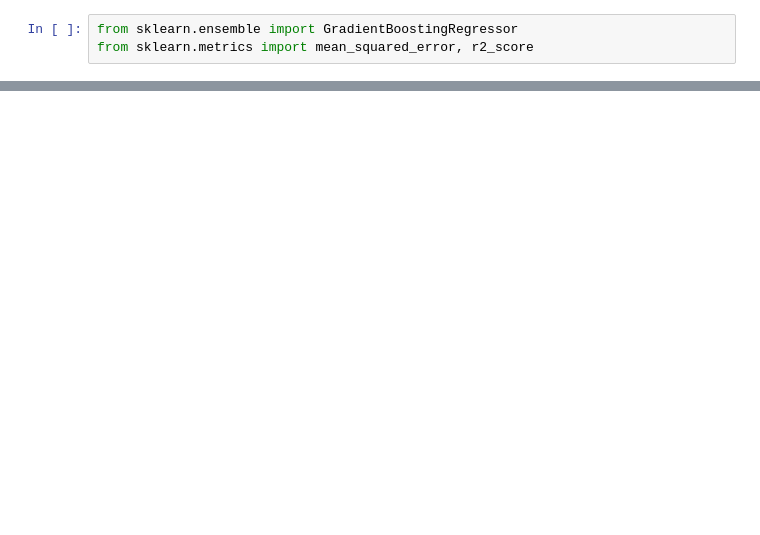
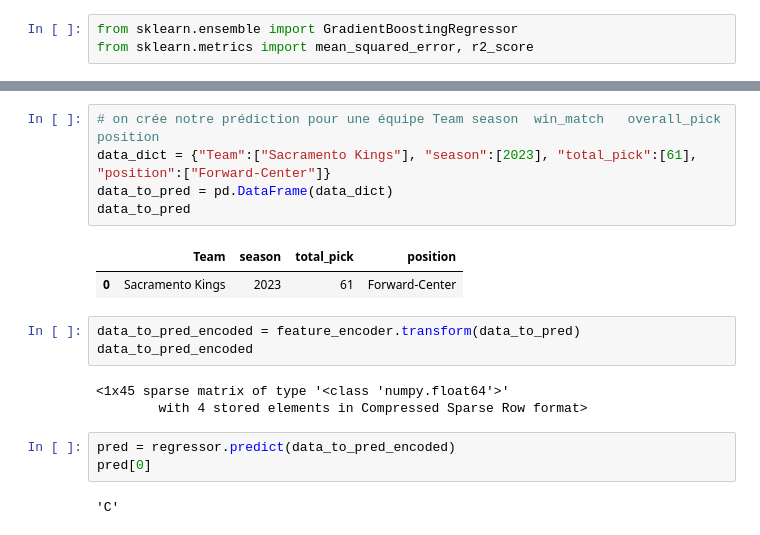
Before and after one commit to hugolo4/demodayJEDHA, a Jupyter notebook: prediction.ipynb, the cells around one changed output, grey strips where cells are left out. Drawn from its saved outputs; the diff is of its cells as text; blank space fills up the shorter version.

```diff
--- a/prediction.ipynb
+++ b/prediction.ipynb
@@ -95,0 +150,19 @@ array([  6.23351128,  -1.98787764, -10.33814528,  -0.84843593,
+# %%
+# on crée notre prédiction pour une équipe Team	season	win_match	overall_pick	position
+data_dict = {"Team":["Sacramento Kings"], "season":[2023], "total_pick":[61], "position":["Forward-Center"]}
+data_to_pred = pd.DataFrame(data_dict)
+data_to_pred
+# %% [output]
+|  | Team | season | total_pick | position |
+| 0 | Sacramento Kings | 2023 | 61 | Forward-Center |
+# %%
+data_to_pred_encoded = feature_encoder.transform(data_to_pred)
+data_to_pred_encoded
+# %% [output]
+<1x45 sparse matrix of type '<class 'numpy.float64'>'
+        with 4 stored elements in Compressed Sparse Row format>
+# %%
+pred = regressor.predict(data_to_pred_encoded)
+pred[0]
+# %% [output]
+'C'
```
Also changed, not shown: parts of 15 cells of this notebook, 7 other files.
